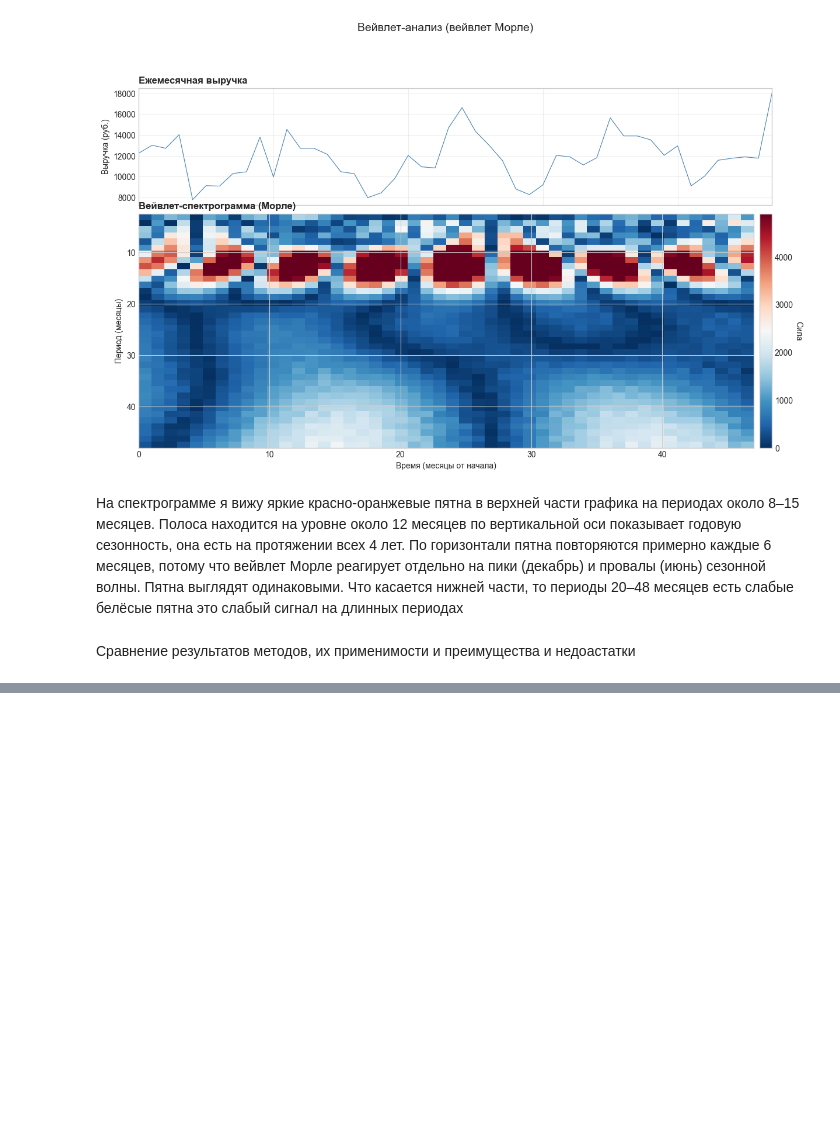
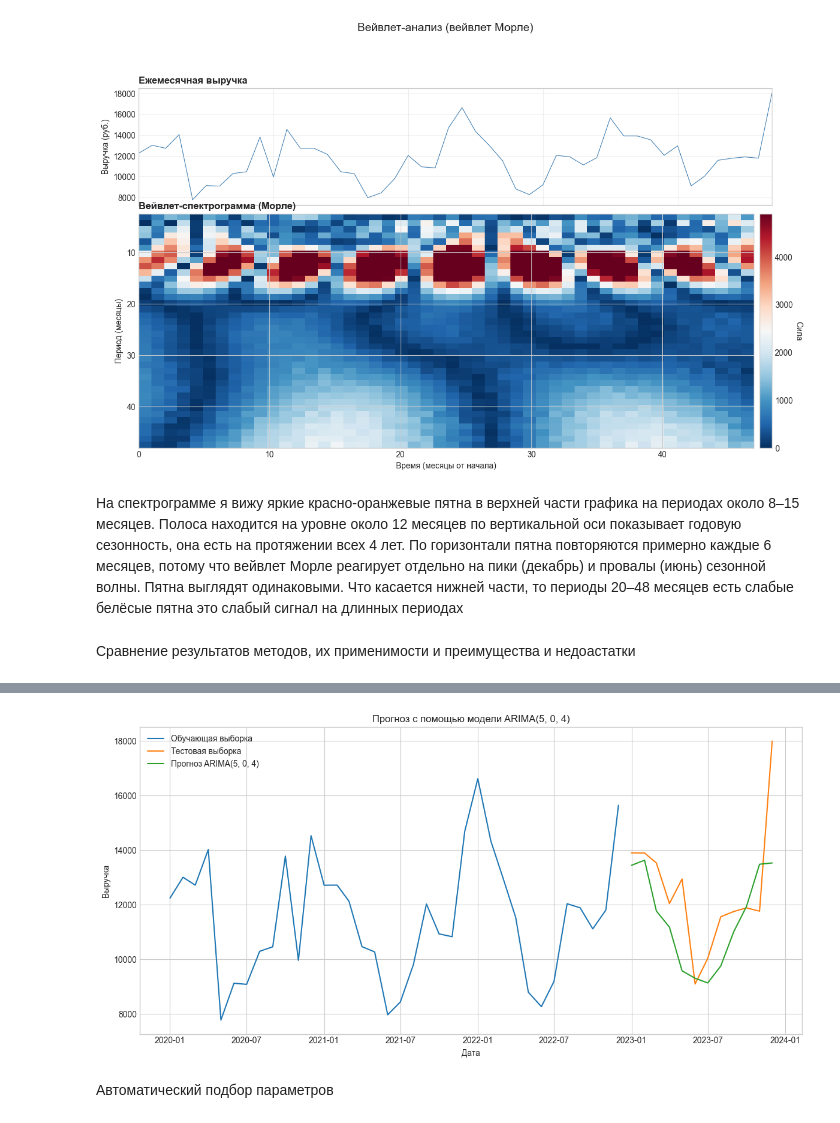
Before and after one commit to gureeva07/predictive_analytics_lab1, a Jupyter notebook: lab1.ipynb, the cells around one changed output, grey strips where cells are left out. Saved outputs shown, nothing was run; the diff lists cells and outputs as text; code cells hidden in the pictures; blank space fills up the shorter version.

Commit message:
добавила модели ARIMA и SARIMAX с прогнозом

```diff
--- a/lab1.ipynb
+++ b/lab1.ipynb
@@ -402,0 +426,5 @@ plt.show()
+# %%
+train = df['SalesAmount'][:-12]
+test = df['SalesAmount'][-12:]
+print(f'Обучающая выборка: {len(train)} месяцев')
+print(f'Тестовая выборка: {len(test)} месяцев')
@@ -402,0 +434,7 @@ plt.show()
+# %%
+from statsmodels.tsa.arima.model import ARIMA
+
+model_arima = ARIMA(train, order=(5, 0, 4))
+result_arima = model_arima.fit()
+
+print(result_arima.summary())
@@ -402,0 +459,18 @@ plt.show()
+# %%
+# Строю прогноз на тестовый период (12 месяцев)
+forecast_arima = result_arima.predict(start=len(train), end=len(train) + len(test) - 1)
+
+plt.figure(figsize=(12, 6))
+sns.lineplot(data=train, label='Обучающая выборка')
+sns.lineplot(data=test, label='Тестовая выборка')
+sns.lineplot(data=forecast_arima, label='Прогноз ARIMA(5, 0, 4)')
+plt.title('Прогноз с помощью модели ARIMA(5, 0, 4)')
+plt.xlabel('Дата')
+plt.ylabel('Выручка')
+plt.legend()
+plt.tight_layout()
+plt.show()
+# %% [output]
+[figure, added]
+# %% [markdown]
+Автоматический подбор параметров
```
Also changed, not shown: parts of 39 cells of this notebook.
